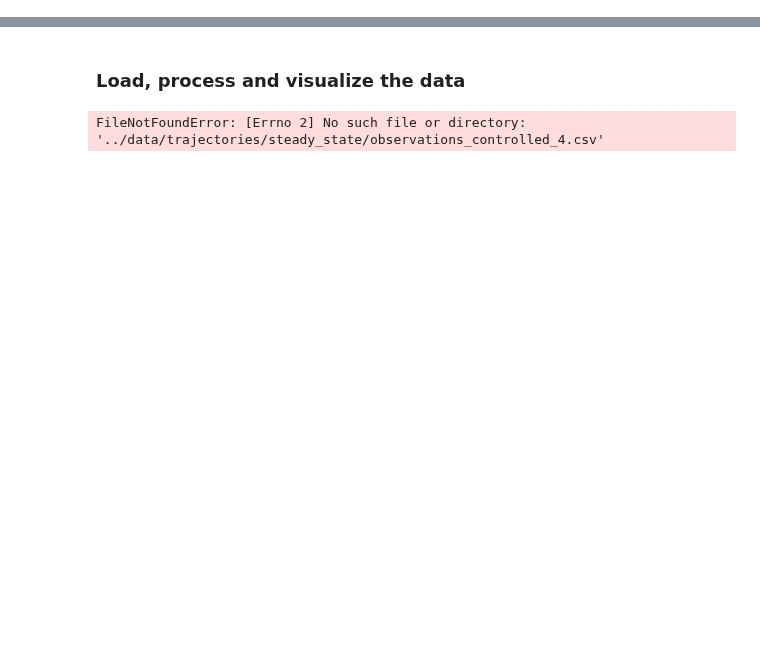
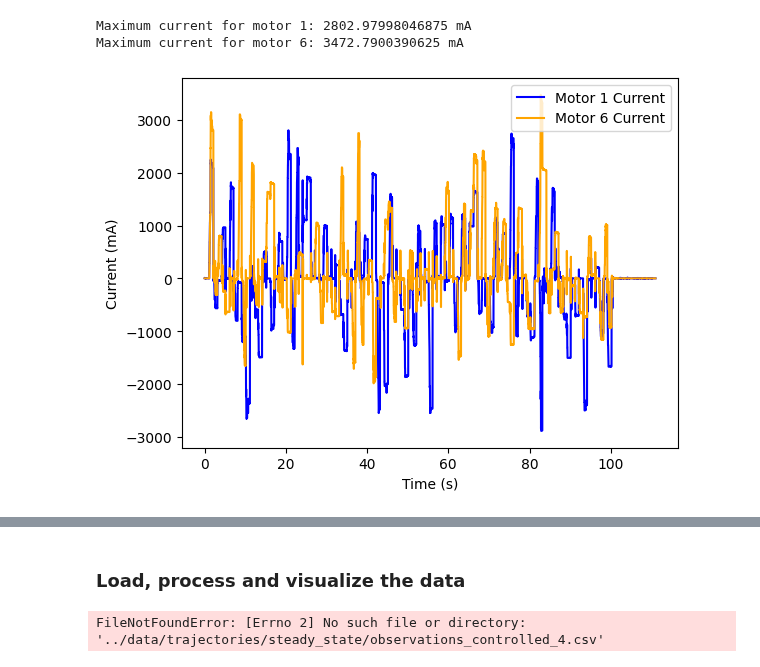
Before and after one commit to StanfordASL/trunk-stack, a Jupyter notebook: stack/main/scripts/data_visualization.ipynb, the cells around one changed output, grey strips where cells are left out. Saved outputs shown, nothing was run; the diff lists cells and outputs as text; code cells hidden in the pictures; blank space fills up the shorter version.

Commit message:
added current recording, new adiabatic samples

```diff
--- a/stack/main/scripts/data_visualization.ipynb
+++ b/stack/main/scripts/data_visualization.ipynb
@@ -4,3 +4,27 @@ import numpy as np
 import matplotlib.pyplot as plt
 from mpl_toolkits.mplot3d import Axes3D
 import os
+# %%
+#Visualize currents
+ys_ik = pd.read_csv(f'../data/trajectories/dynamic/trialv2-201_zeropad_with_current.csv') #  adiabatic steps with controlled data collection = 201
+
+
+fig = plt.figure()
+ax = fig.add_subplot(111)
+
+current1, current6 = ys_ik['current1'], ys_ik['current6']
+t = ys_ik['ID'] / 100  # Convert to seconds
+ax.plot(t, current1, label='Motor 1 Current', color='blue')
+ax.plot(t, current6, label='Motor 6 Current', color='orange')
+
+
+ax.set_xlabel('Time (s)')
+ax.set_ylabel('Current (mA)')
+ax.legend(loc='upper right')
+
+print(f"Maximum current for motor 1: {max(current1)} mA")
+print(f"Maximum current for motor 6: {max(current6)} mA")
+# %% [output]
+Maximum current for motor 1: 2802.97998046875 mA
+Maximum current for motor 6: 3472.7900390625 mA
+[figure, added]
```
Also changed, not shown: parts of 1 cell of this notebook, 6 other files.
